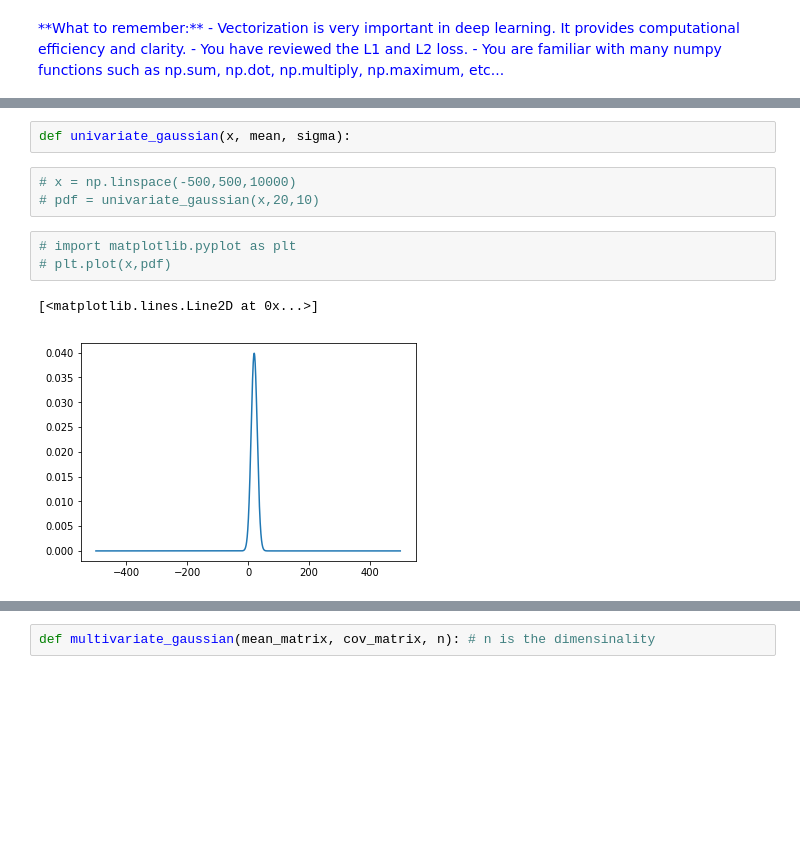
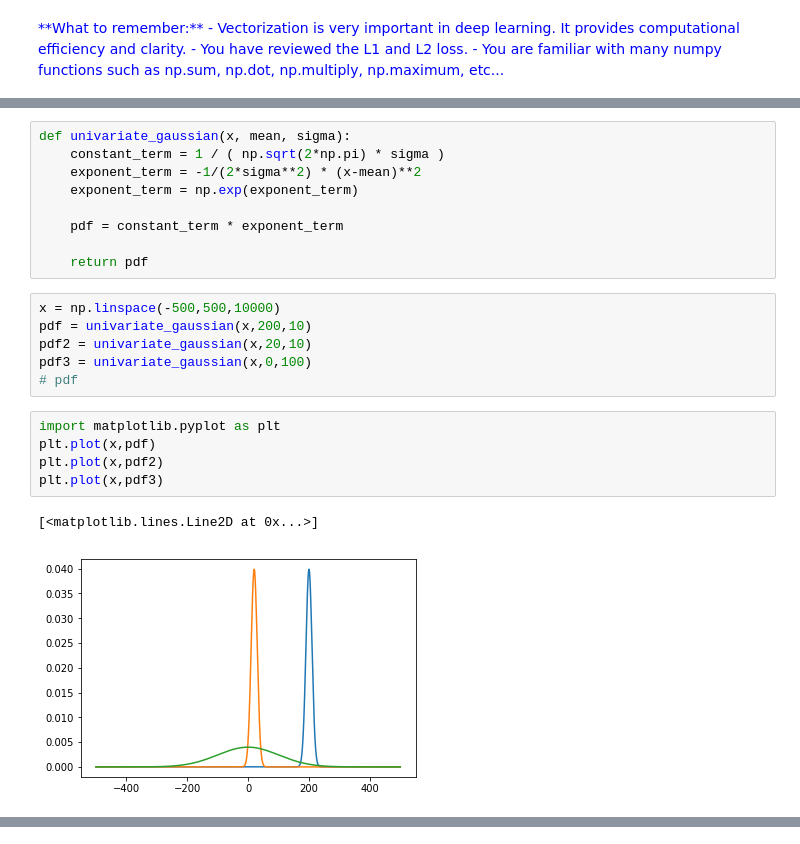
Before and after one commit to mohakamg/python_ml_basics, a Jupyter notebook: pb3.ipynb, the cells around one changed output, grey strips where cells are left out. Drawn from its saved outputs; the diff is of its cells as text; blank space fills up the shorter version.

```diff
--- a/pb3.ipynb
+++ b/pb3.ipynb
@@ -954,21 +1014,31 @@ Congratulations on completing this assignment. We hope that this little warm-up
 # %% [markdown]
 <h3> Univariate Gaussian </h3>
 <img src="ugauss.png">
-# %%
-def univariate_gaussian(x, mean, sigma):
+# %%
+def univariate_gaussian(x, mean, sigma):
+    constant_term = 1 / ( np.sqrt(2*np.pi) * sigma )
+    exponent_term = -1/(2*sigma**2) * (x-mean)**2
+    exponent_term = np.exp(exponent_term)
+
+    pdf = constant_term * exponent_term
+
+    return pdf
 # %%
-# x = np.linspace(-500,500,10000)
-# pdf = univariate_gaussian(x,20,10)
+x = np.linspace(-500,500,10000)
+pdf = univariate_gaussian(x,200,10)
+pdf2 = univariate_gaussian(x,20,10)
+pdf3 = univariate_gaussian(x,0,100)
+# pdf
 # %%
-# import matplotlib.pyplot as plt
-# plt.plot(x,pdf)
+import matplotlib.pyplot as plt
+plt.plot(x,pdf)
+plt.plot(x,pdf2)
+plt.plot(x,pdf3)
 # %% [output]
 [<matplotlib.lines.Line2D at 0x...>]
-[figure, old version]
+[figure, new version]
 # %% [markdown]
 <h3> Multi Variate Gaussian </h3>
 <img src="mgauss.png">
 
 <p> Please just code it for 2 dimensions </p>
-# %%
-def multivariate_gaussian(mean_matrix, cov_matrix, n): # n is the dimensinality
```
Also changed, not shown: parts of 34 cells of this notebook.
